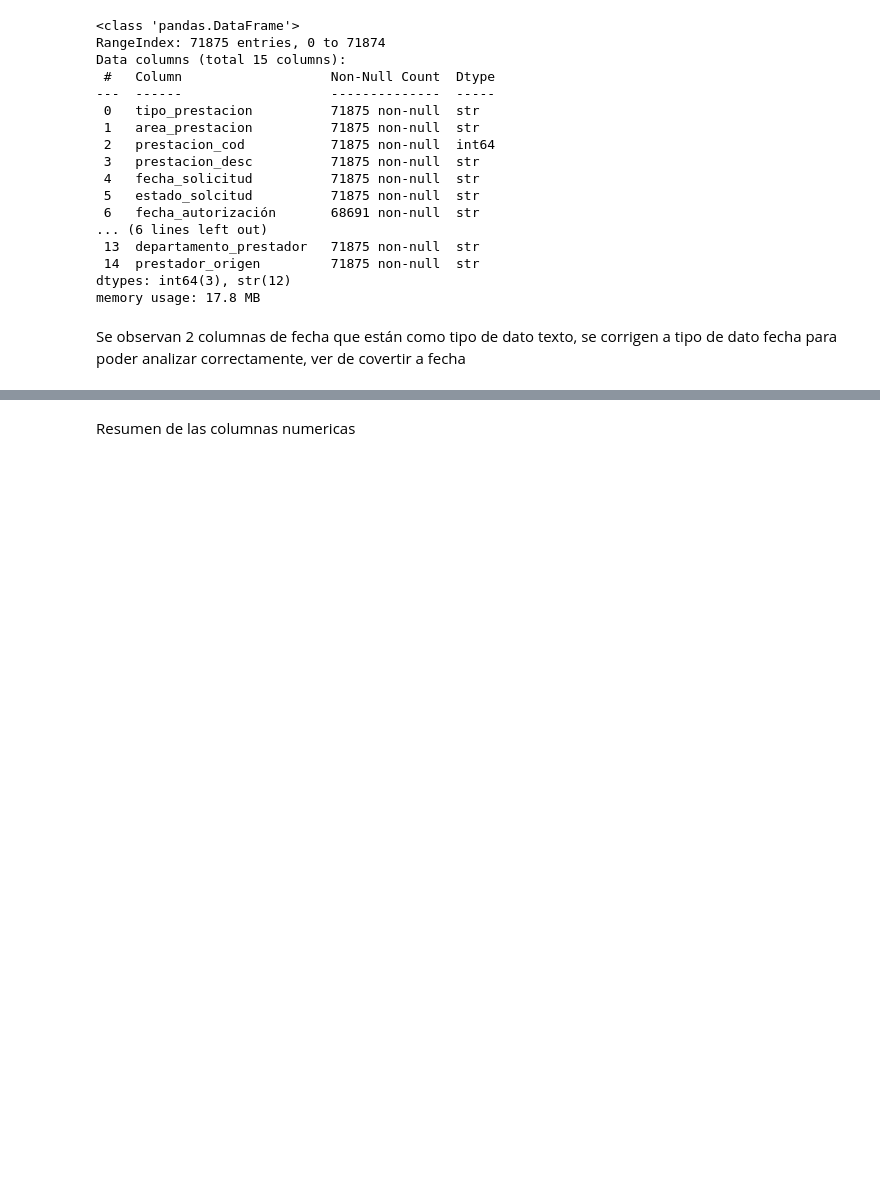
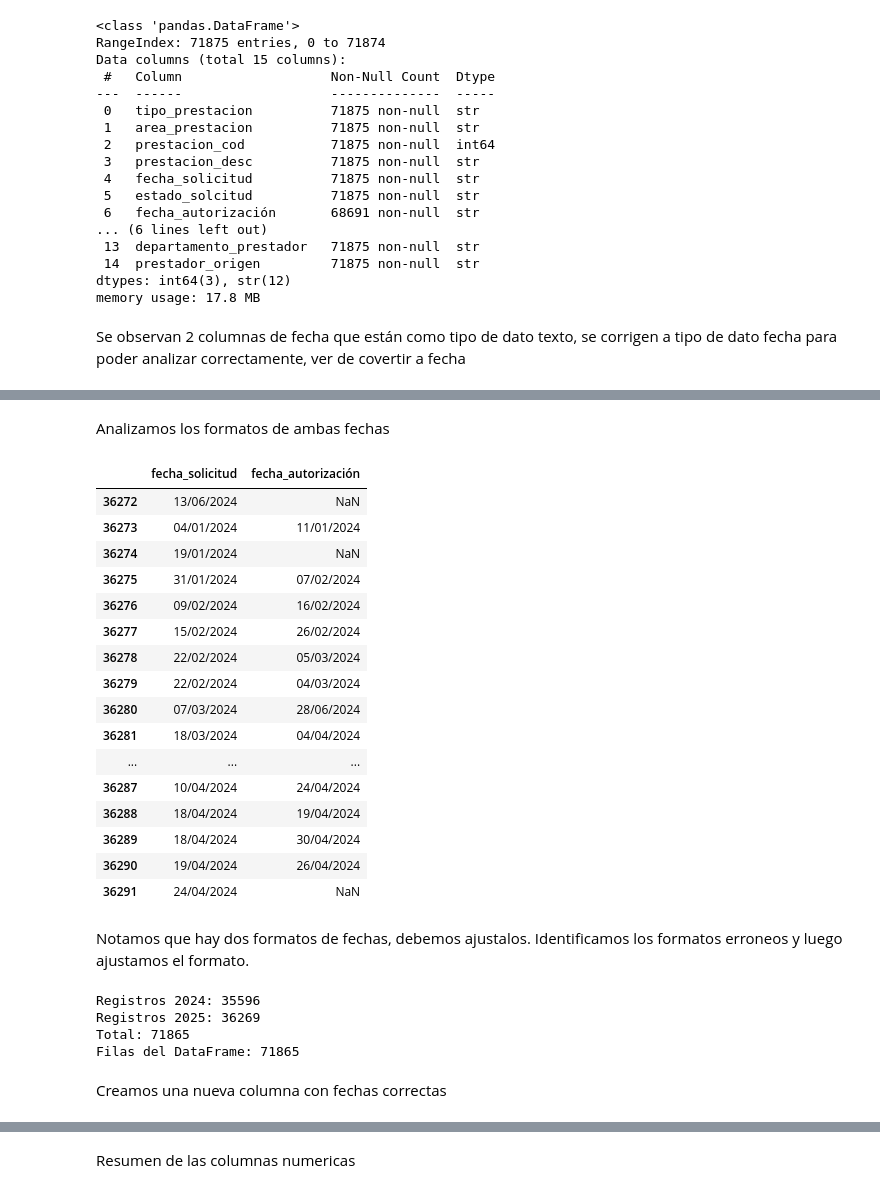
Before and after one commit to gperezucu/ucu-diploma-python_grupo_E, a Jupyter notebook: notebooks/practice.ipynb, the cells around one changed output, grey strips where cells are left out. Cells and saved outputs as stored; diff of their text form; code cells hidden in the pictures; blank space fills up the shorter version.

```diff
--- a/notebooks/practice.ipynb
+++ b/notebooks/practice.ipynb
@@ -130,0 +157,27 @@ Se observan 2 columnas de fecha que están como tipo de dato texto, se corrigen
+# %% [markdown]
+Analizamos los formatos de ambas fechas
+# %%
+df.loc[
+    df["fecha_solicitud"].str.contains("2024", na=False),
+    ["fecha_solicitud", "fecha_autorización"]
+].head(20)
+# %% [output]
+|  | fecha_solicitud | fecha_autorización |
+| 36272 | 13/06/2024 | NaN |
+| 36273 | 04/01/2024 | 11/01/2024 |
+| 36274 | 19/01/2024 | NaN |
+| 36275 | 31/01/2024 | 07/02/2024 |
+| 36276 | 09/02/2024 | 16/02/2024 |
+| 36277 | 15/02/2024 | 26/02/2024 |
+| 36278 | 22/02/2024 | 05/03/2024 |
+| 36279 | 22/02/2024 | 04/03/2024 |
+| 36280 | 07/03/2024 | 28/06/2024 |
+| 36281 | 18/03/2024 | 04/04/2024 |
+| ... | ... | ... |
+| 36287 | 10/04/2024 | 24/04/2024 |
+| 36288 | 18/04/2024 | 19/04/2024 |
+| 36289 | 18/04/2024 | 30/04/2024 |
+| 36290 | 19/04/2024 | 26/04/2024 |
+| 36291 | 24/04/2024 | NaN |
+# %% [markdown]
+Notamos que hay dos formatos de fechas, debemos ajustalos. Identificamos los formatos erroneos y luego ajustamos el formato.
@@ -130,0 +187,12 @@ Se observan 2 columnas de fecha que están como tipo de dato texto, se corrigen
+# %%
+    print("Registros 2024:", mask_2024.sum())
+print("Registros 2025:", mask_2025.sum())
+print("Total:", mask_2024.sum() + mask_2025.sum())
+print("Filas del DataFrame:", len(df))
+# %% [output]
+Registros 2024: 35596
+Registros 2025: 36269
+Total: 71865
+Filas del DataFrame: 71865
+# %% [markdown]
+Creamos una nueva columna con fechas correctas
```
Also changed, not shown: parts of 51 cells of this notebook.
